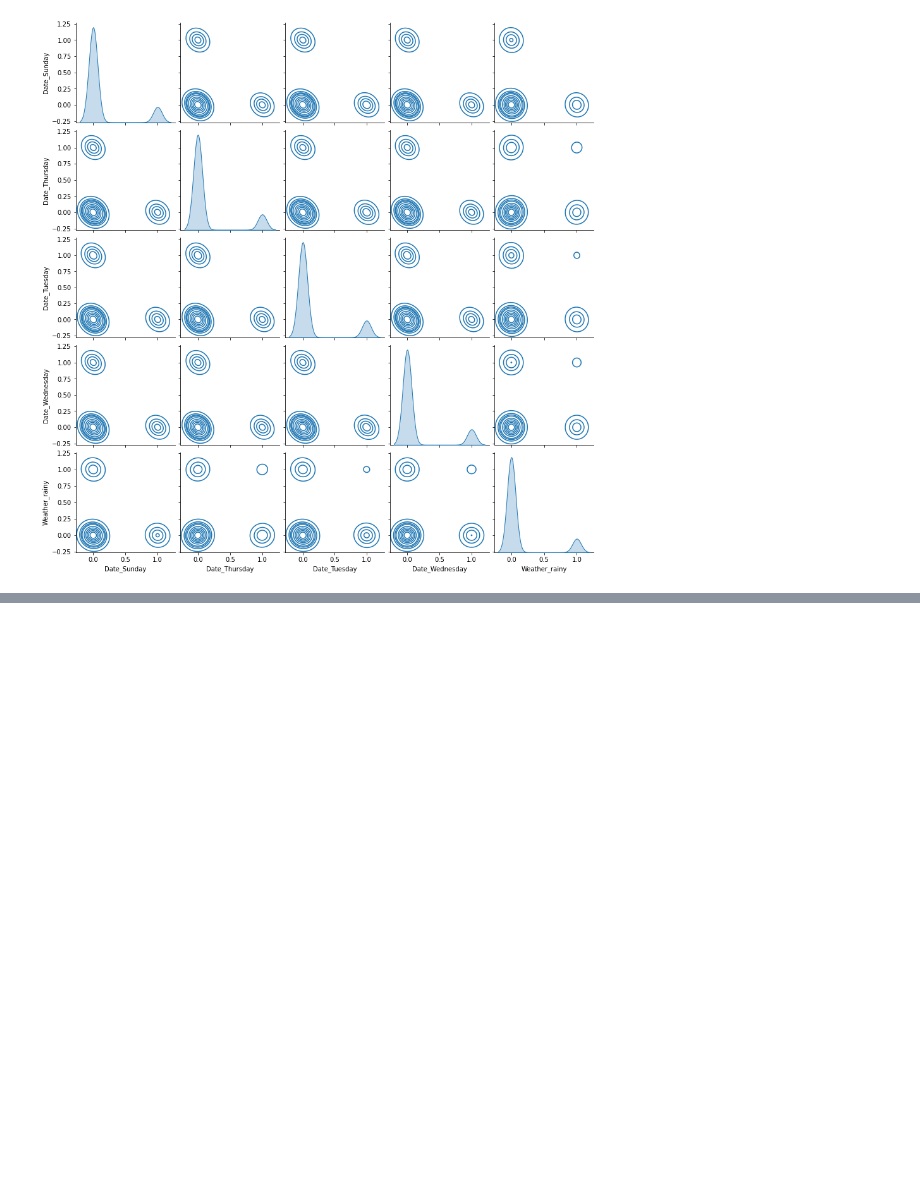
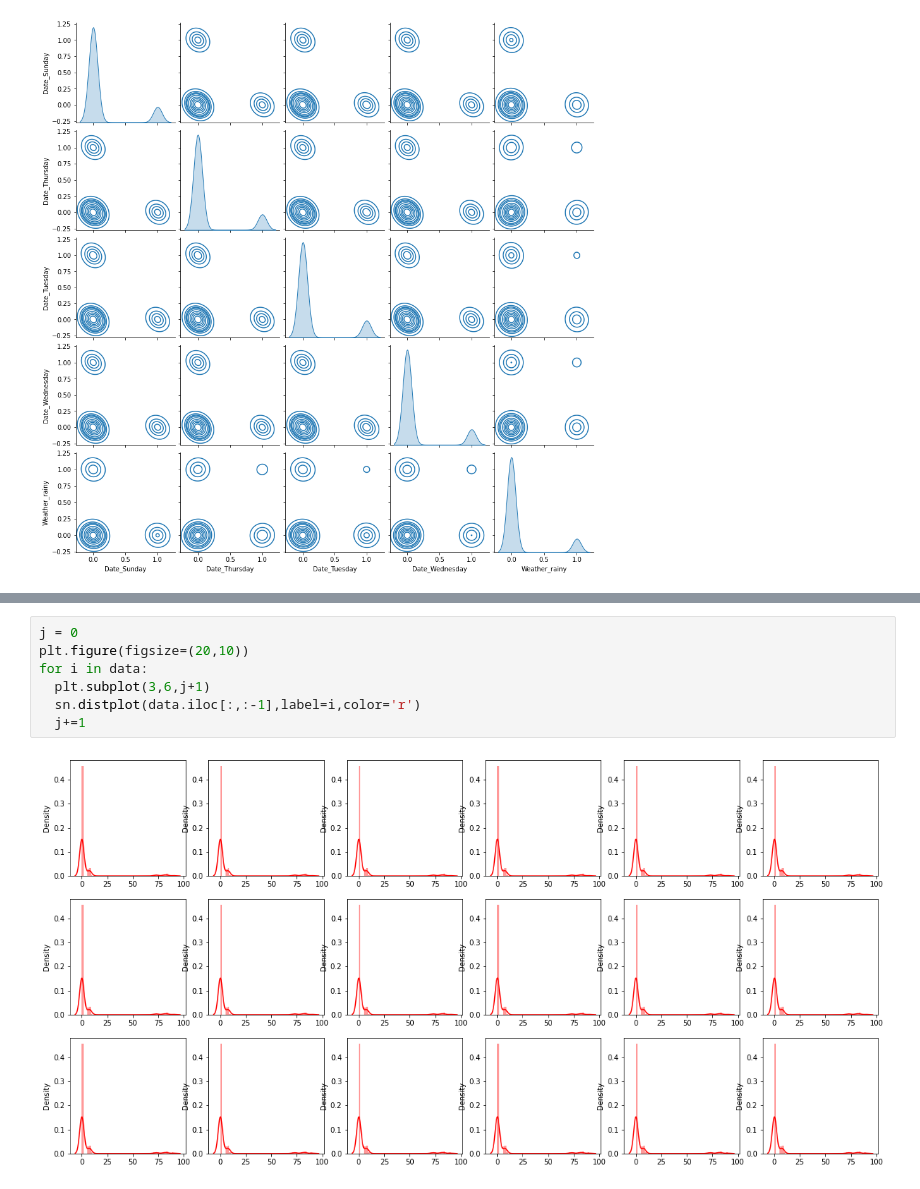
Before and after one commit to Belal-AI/Parking-recommendation-system-Autonomous-Vehicle-Movapkg-, a Jupyter notebook: ML_model_Recommender.ipynb, the cells around one changed output, grey strips where cells are left out. Saved outputs shown, nothing was run; the diff lists cells and outputs as text; blank space fills up the shorter version.

```diff
--- a/ML_model_Recommender.ipynb
+++ b/ML_model_Recommender.ipynb
@@ -313,0 +351,9 @@ sn.pairplot(data=data.iloc[:,5:10],kind="kde")
+# %%
+j = 0
+plt.figure(figsize=(20,10))
+for i in data:
+  plt.subplot(3,6,j+1)
+  sn.distplot(data.iloc[:,:-1],label=i,color='r')
+  j+=1
+# %% [output]
+[figure, added]
```
Also changed, not shown: parts of 8 cells of this notebook.
